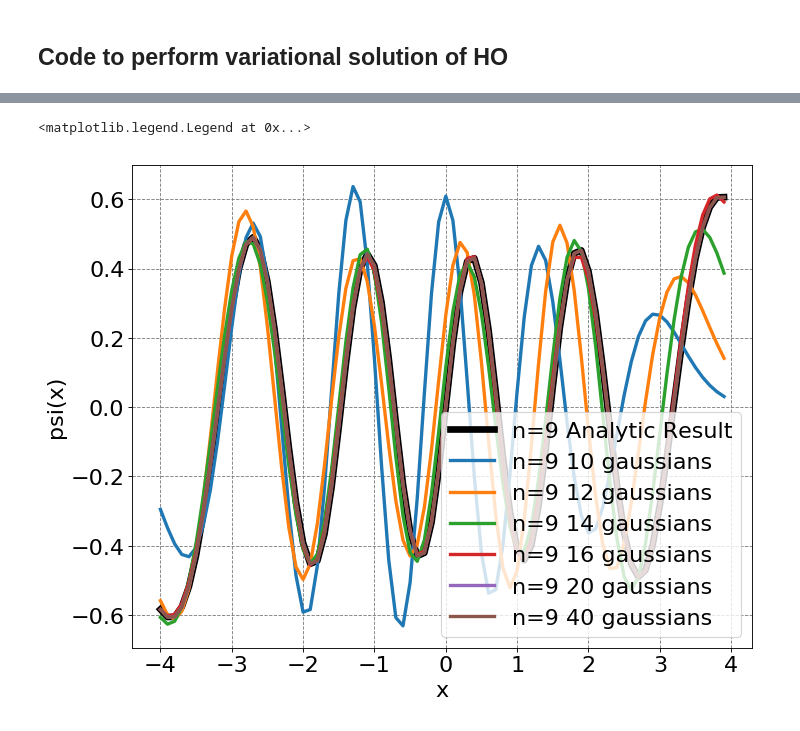
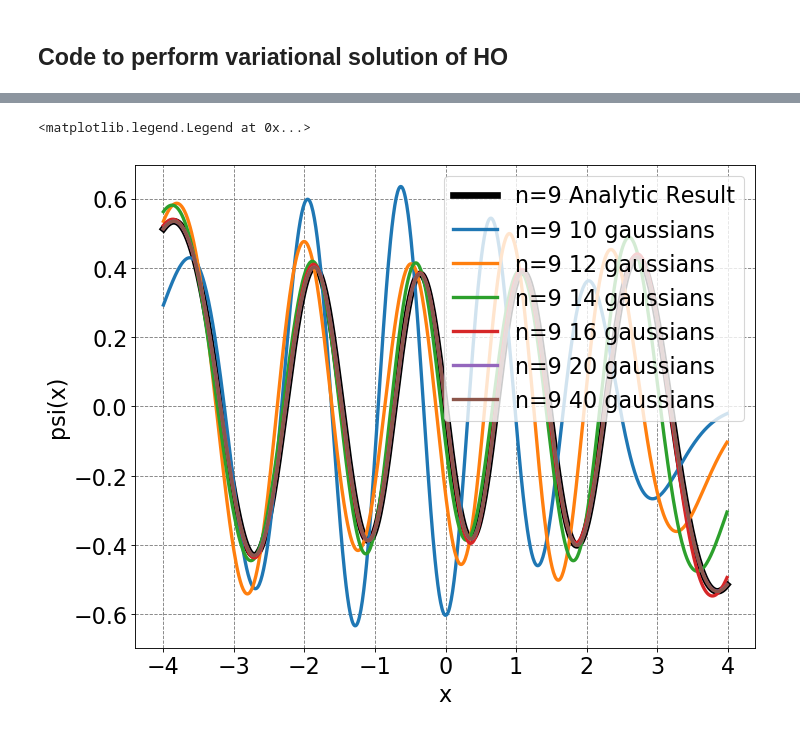
Before and after one commit to mccullaghlab/CHEM571A-FALL2018, a Jupyter notebook: notes/Harmonic Oscillator Basis Functions.ipynb, the cells around one changed output, grey strips where cells are left out. Cells and saved outputs as stored; diff of their text form; code cells hidden in the pictures.

```diff
--- a/notes/Harmonic Oscillator Basis Functions.ipynb
+++ b/notes/Harmonic Oscillator Basis Functions.ipynb
@@ -57,13 +57,16 @@ The goal now is to diagonlize (/compute eigenvalues and eigenvectors of) the mat
 # %%
 from scipy import integrate
 # variational principle basis set solution to the harmonic oscillator - basis functions are guassians
-def basis_ho(N):
-    #N = 3                       # half the number of basis functions
-    K = 2*N+1                    # total number of basis functions
+def basis_ho(N): # N is half the number of basis functions
+    K = 2*N+1                    # total number of basis functions to make it symmetric
     dx = 0.4                     # spacing between basis functions
     alpha = 1.0                  # 1/spread of basis functions
-    xvals = np.arange(-4,4,0.1)  # x domain for psi
+    xvals = np.arange(-4,4,0.01)  # x domain for psi
     xmin = -N*dx                 # minimum x value for basis functions
+    xIntMin = xmin - 10.0*1.0/alpha
+    xIntMax = N*dx + 10.0*1.0/alpha
+    xInt = np.arange(xIntMin,xIntMax,0.01)
+
 
     S = np.zeros((K,K),dtype=float)   # basis function overlap matrix
     H = np.zeros((K,K),dtype=float)   # Hamiltonian matrix
@@ -77,7 +80,7 @@ def basis_ho(N):
             # Ostlund and Szabo page 47
             S[i,j] = np.sqrt(0.5*np.pi/alpha)*np.exp(-0.5*alpha*(xi-xj)**2)
             # Hamiltonian value (standard Harmonic Oscillator matrix element - applied to basis functions)
-            H[i,j] = S[i,j]*(alpha - (alpha**2)*(xi-xj)**2 + 0.25*(1.0/alpha + (xi+xj)**2) )
+            H[i,j] = 0.5*S[i,j]*(alpha - (alpha**2)*(xi-xj)**2 + 0.25*(1.0/alpha + (xi+xj)**2) )
     # finalize the S^-1*H*S matrix
     SinvH = np.dot(np.linalg.inv(S),H)
     # compute eigenvalues and eigenvectors
@@ -89,16 +92,19 @@ def basis_ho(N):
 
     nx = xvals.size
     psi = np.zeros((nx,K),dtype=float)
+    psiNorm = np.zeros(xInt.size,dtype=float)
     # generate psis from coefficients
     for A in range(K):
         count = K-A-1
+        psiNorm = 0.0
         for i in range(K):
             xi = xmin + (i-1)*dx
             psi[:,A] = psi[:,A] + H_eig_vec[i,A]*np.exp(-alpha*(xvals-xi)**2)
+            psiNorm = psiNorm + H_eig_vec[i,A]*np.exp(-alpha*(xInt-xi)**2)
 
         # normalize the wavefunctions
-        psi2 = psi[:,A]**2
-        norm = integrate.simps(psi2,xvals)
+        psi2 = np.power(psiNorm,2)
+        norm = integrate.simps(psi2,xInt)
         psi[:,A] /= np.sqrt(norm)
 
     return psi, H_eig_val
@@ -140,29 +156,29 @@ plt.legend()
 # %%
 # run gaussian expansions
 psi10, E = basis_ho(5)
 psi12, E = basis_ho(6)
 psi14, E = basis_ho(7)
 psi16, E = basis_ho(8)
 psi18, E = basis_ho(9)
 psi20, E = basis_ho(10)
 psi40, E = basis_ho(20)
+psi = (-1)**9*Nn(9,alpha)*hermite(9)(np.sqrt(alpha)*x)*np.exp(-alpha*x2/2.0)
 # initialize a figure
 ax = define_figure(xlabel="x",ylabel="psi(x)")
-#plt.ylim((0.0,np.amax(quantumB(x,3000))*1.25))
 # plot analytic result
-ax.plot(xvals,check9,label="n=9 Analytic Result",lw=6,color='k')
+ax.plot(x,psi,label="n=9 Analytic Result",lw=6,color='k')
 # plot basis function expansion
-ax.plot(xvals,-psi10[:,9],label="n=9 10 gaussians",lw=3)
-ax.plot(xvals,psi12[:,9],label="n=9 12 gaussians",lw=3)
-ax.plot(xvals,-psi14[:,9],label="n=9 14 gaussians",lw=3)
-ax.plot(xvals,-psi16[:,9],label="n=9 16 gaussians",lw=3)
-ax.plot(xvals,-psi20[:,9],label="n=9 20 gaussians",lw=3)
-ax.plot(xvals,psi40[:,9],label="n=9 40 gaussians",lw=3)
+ax.plot(x,psi10[:,9],label="n=9 10 gaussians",lw=3)
+ax.plot(x,-psi12[:,9],label="n=9 12 gaussians",lw=3)
+ax.plot(x,psi14[:,9],label="n=9 14 gaussians",lw=3)
+ax.plot(x,-psi16[:,9],label="n=9 16 gaussians",lw=3)
+ax.plot(x,-psi20[:,9],label="n=9 20 gaussians",lw=3)
+ax.plot(x,psi40[:,9],label="n=9 40 gaussians",lw=3)
 # make legend
 ax.legend(fontsize=20,markerscale=5.0)
 # %% [output]
 <matplotlib.legend.Legend at 0x...>
-[figure, old version]
+[figure, new version]
 # %%
 # initialize a figure
 ax = define_figure(xlabel="x",ylabel="probability density")
```
Also changed, not shown: parts of 6 cells of this notebook.
